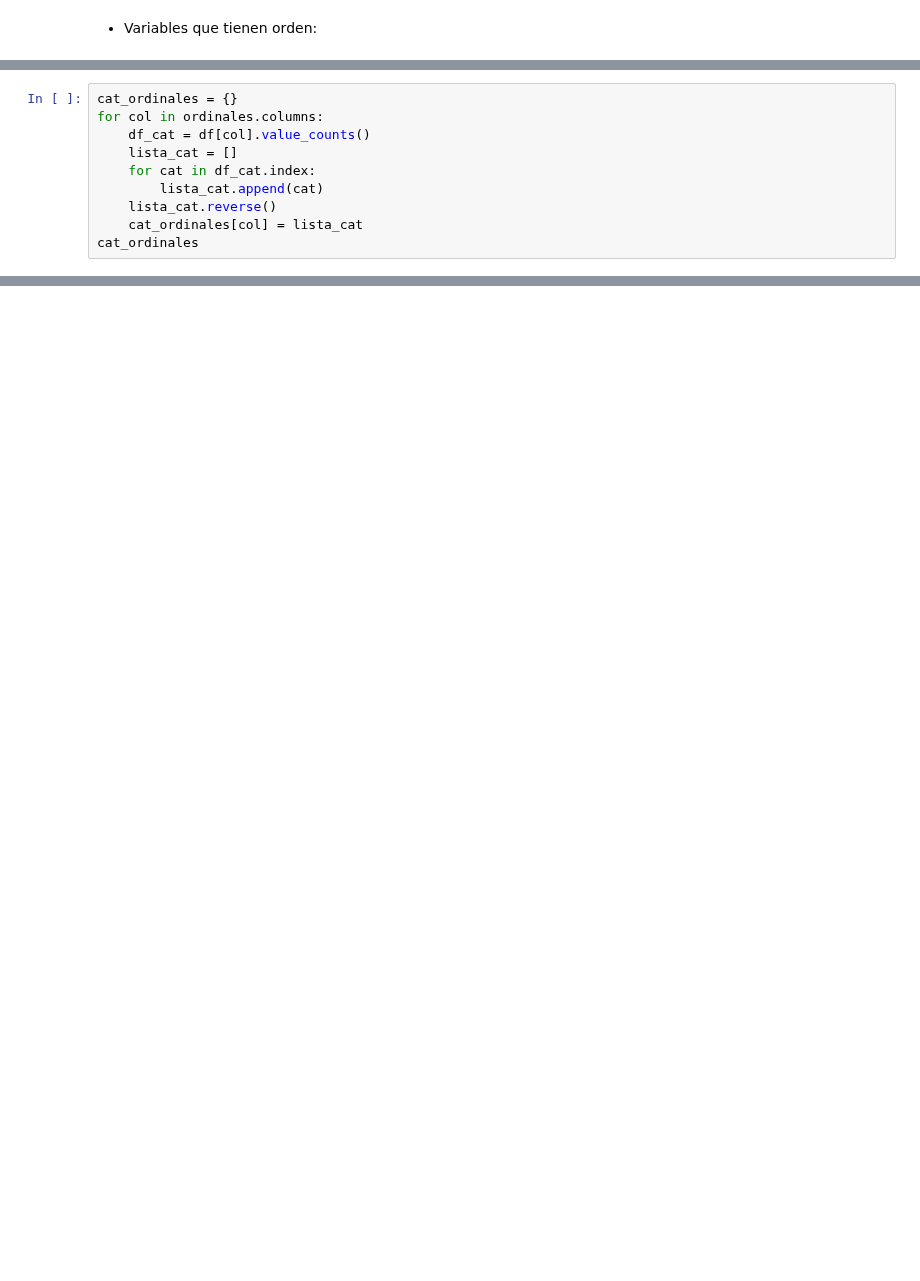
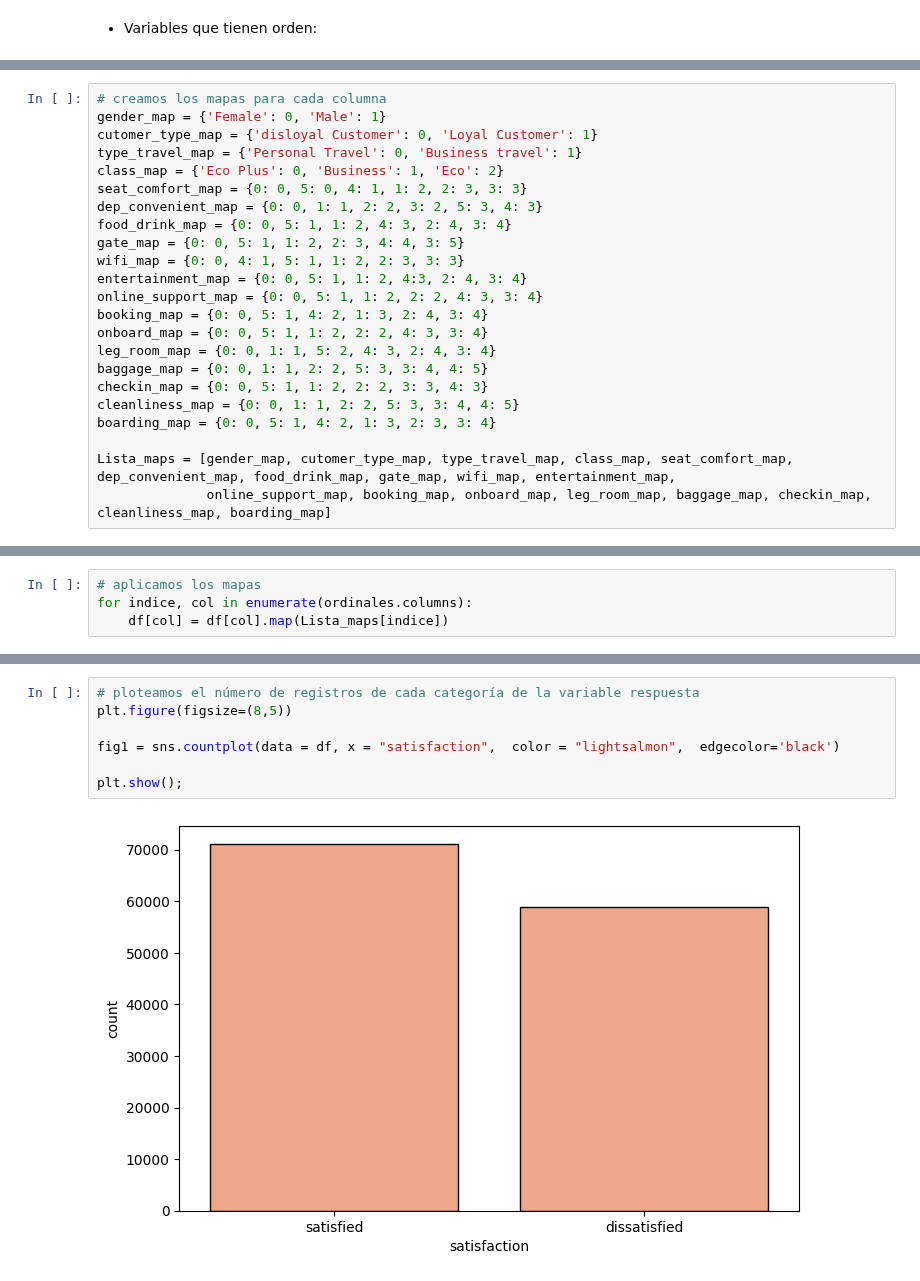
Before and after one commit to Adalab/promo-d-da-modulo3-sprint1-laura-maitane, a Jupyter notebook: regresion-logistica/reg-log-2-procesado.ipynb, the cells around one changed output, grey strips where cells are left out. Cells and saved outputs as stored; diff of their text form; blank space fills up the shorter version.

```diff
--- a/regresion-logistica/reg-log-2-procesado.ipynb
+++ b/regresion-logistica/reg-log-2-procesado.ipynb
@@ -185,10 +117,0 @@ cat2.index[0]
-# %%
-cat_ordinales = {}
-for col in ordinales.columns:
-    df_cat = df[col].value_counts()
-    lista_cat = []
-    for cat in df_cat.index:
-        lista_cat.append(cat)
-    lista_cat.reverse()
-    cat_ordinales[col] = lista_cat
-cat_ordinales
@@ -221,0 +118,23 @@ Name: food_and_drink, dtype: int64
+# %%
+# creamos los mapas para cada columna
+gender_map = {'Female': 0, 'Male': 1}
+cutomer_type_map = {'disloyal Customer': 0, 'Loyal Customer': 1}
+type_travel_map = {'Personal Travel': 0, 'Business travel': 1}
+class_map = {'Eco Plus': 0, 'Business': 1, 'Eco': 2}
+seat_comfort_map = {0: 0, 5: 0, 4: 1, 1: 2, 2: 3, 3: 3}
+dep_convenient_map = {0: 0, 1: 1, 2: 2, 3: 2, 5: 3, 4: 3}
+food_drink_map = {0: 0, 5: 1, 1: 2, 4: 3, 2: 4, 3: 4}
+gate_map = {0: 0, 5: 1, 1: 2, 2: 3, 4: 4, 3: 5}
+wifi_map = {0: 0, 4: 1, 5: 1, 1: 2, 2: 3, 3: 3}
+entertainment_map = {0: 0, 5: 1, 1: 2, 4:3, 2: 4, 3: 4}
+online_support_map = {0: 0, 5: 1, 1: 2, 2: 2, 4: 3, 3: 4}
+booking_map = {0: 0, 5: 1, 4: 2, 1: 3, 2: 4, 3: 4}
+onboard_map = {0: 0, 5: 1, 1: 2, 2: 2, 4: 3, 3: 4}
+leg_room_map = {0: 0, 1: 1, 5: 2, 4: 3, 2: 4, 3: 4}
+baggage_map = {0: 0, 1: 1, 2: 2, 5: 3, 3: 4, 4: 5}
+checkin_map = {0: 0, 5: 1, 1: 2, 2: 2, 3: 3, 4: 3}
+cleanliness_map = {0: 0, 1: 1, 2: 2, 5: 3, 3: 4, 4: 5}
+boarding_map = {0: 0, 5: 1, 4: 2, 1: 3, 2: 3, 3: 4}
+
+Lista_maps = [gender_map, cutomer_type_map, type_travel_map, class_map, seat_comfort_map, dep_convenient_map, food_drink_map, gate_map, wifi_map, entertainment_map,
+              online_support_map, booking_map, onboard_map, leg_room_map, baggage_map, checkin_map, cleanliness_map, boarding_map]
@@ -221,0 +150,4 @@ Name: food_and_drink, dtype: int64
+# %%
+# aplicamos los mapas
+for indice, col in enumerate(ordinales.columns):
+    df[col] = df[col].map(Lista_maps[indice])
@@ -221,0 +187,9 @@ Name: food_and_drink, dtype: int64
+# %%
+# ploteamos el número de registros de cada categoría de la variable respuesta
+plt.figure(figsize=(8,5))
+
+fig1 = sns.countplot(data = df, x = "satisfaction",  color = "lightsalmon",  edgecolor='black')
+
+plt.show();
+# %% [output]
+[figure, added]
```
Also changed, not shown: parts of 27 cells of this notebook, 2 other files.
